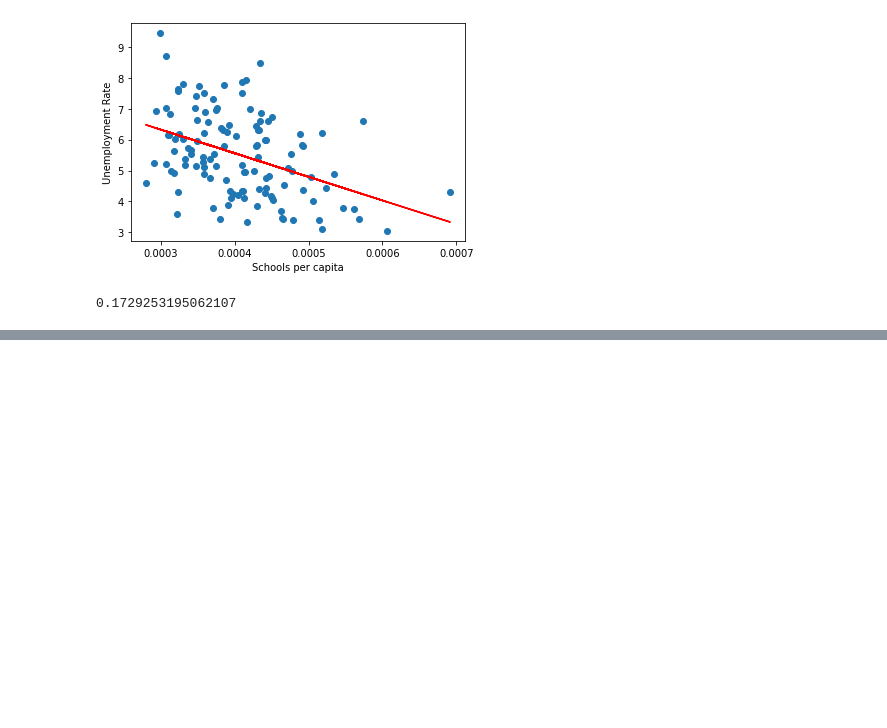
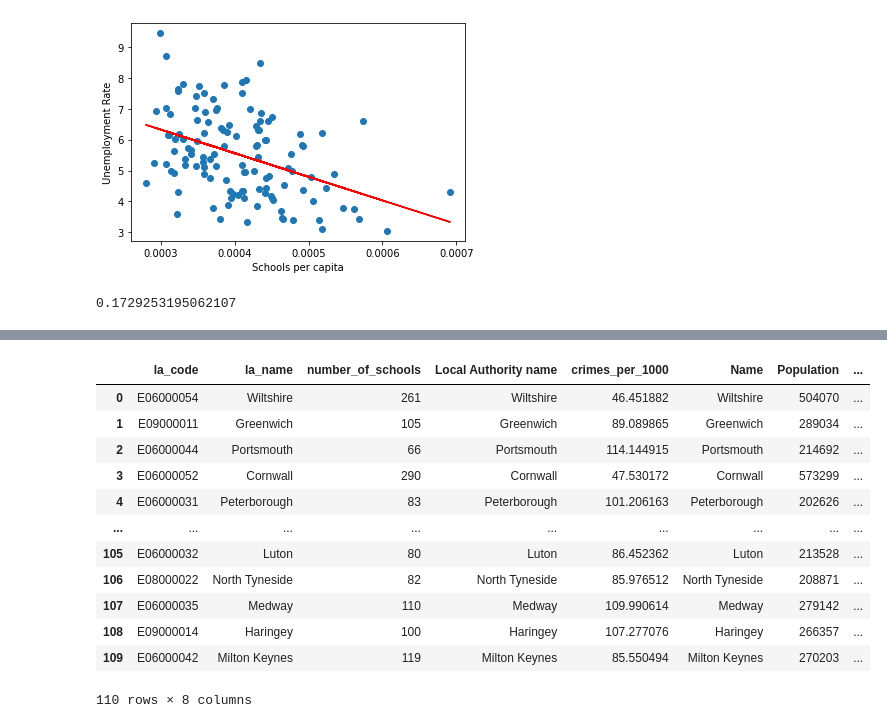
Before and after one commit to jordan-barrett-jm/uk-schools-analysis, a Jupyter notebook: UK Schools Analysis.ipynb, the cells around one changed output, grey strips where cells are left out. Cells and saved outputs as stored; diff of their text form; code cells hidden in the pictures; blank space fills up the shorter version.

```diff
--- a/UK Schools Analysis.ipynb
+++ b/UK Schools Analysis.ipynb
@@ -260,0 +293,22 @@ r2_score(Y, Y_pred)
+# %%
+# Merge with schools and population dataframes
+crime_reported_schools = pd.merge(schools, crimes_reported, on='la_code')
+crime_reported_schools_percap = pd.merge(crime_reported_schools, population, on='la_code')
+
+#add per capita column
+crime_reported_schools_percap['schools_per_capita'] = crime_reported_schools_percap['number_of_schools'] / crime_reported_schools_percap['Population']
+crime_reported_schools_percap
+# %% [output]
+|  | la_code | la_name | number_of_schools | Local Authority name | crimes_per_1000 | Name | Population | ... |
+| 0 | E06000054 | Wiltshire | 261 | Wiltshire | 46.451882 | Wiltshire | 504070 | ... |
+| 1 | E09000011 | Greenwich | 105 | Greenwich | 89.089865 | Greenwich | 289034 | ... |
+| 2 | E06000044 | Portsmouth | 66 | Portsmouth | 114.144915 | Portsmouth | 214692 | ... |
+| 3 | E06000052 | Cornwall | 290 | Cornwall | 47.530172 | Cornwall | 573299 | ... |
+| 4 | E06000031 | Peterborough | 83 | Peterborough | 101.206163 | Peterborough | 202626 | ... |
+| ... | ... | ... | ... | ... | ... | ... | ... | ... |
+| 105 | E06000032 | Luton | 80 | Luton | 86.452362 | Luton | 213528 | ... |
+| 106 | E08000022 | North Tyneside | 82 | North Tyneside | 85.976512 | North Tyneside | 208871 | ... |
+| 107 | E06000035 | Medway | 110 | Medway | 109.990614 | Medway | 279142 | ... |
+| 108 | E09000014 | Haringey | 100 | Haringey | 107.277076 | Haringey | 266357 | ... |
+| 109 | E06000042 | Milton Keynes | 119 | Milton Keynes | 85.550494 | Milton Keynes | 270203 | ... |
+110 rows × 8 columns
```
Also changed, not shown: parts of 8 cells of this notebook.
